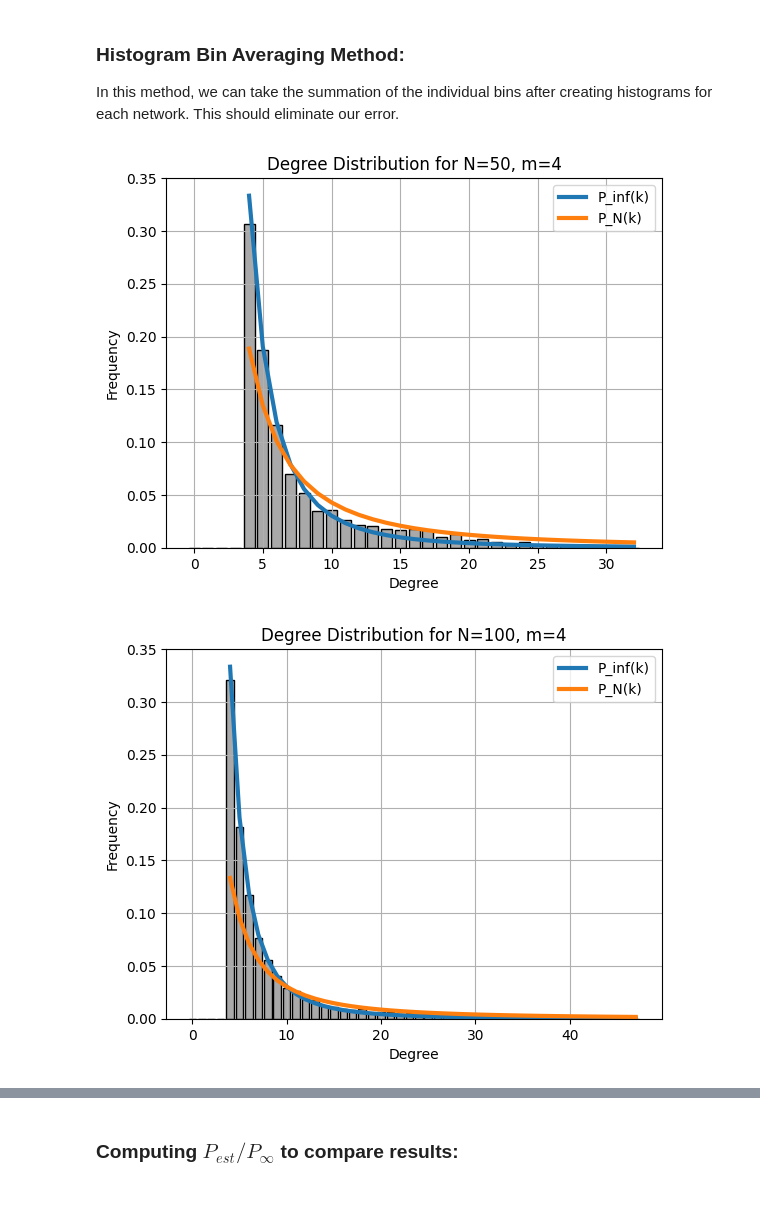
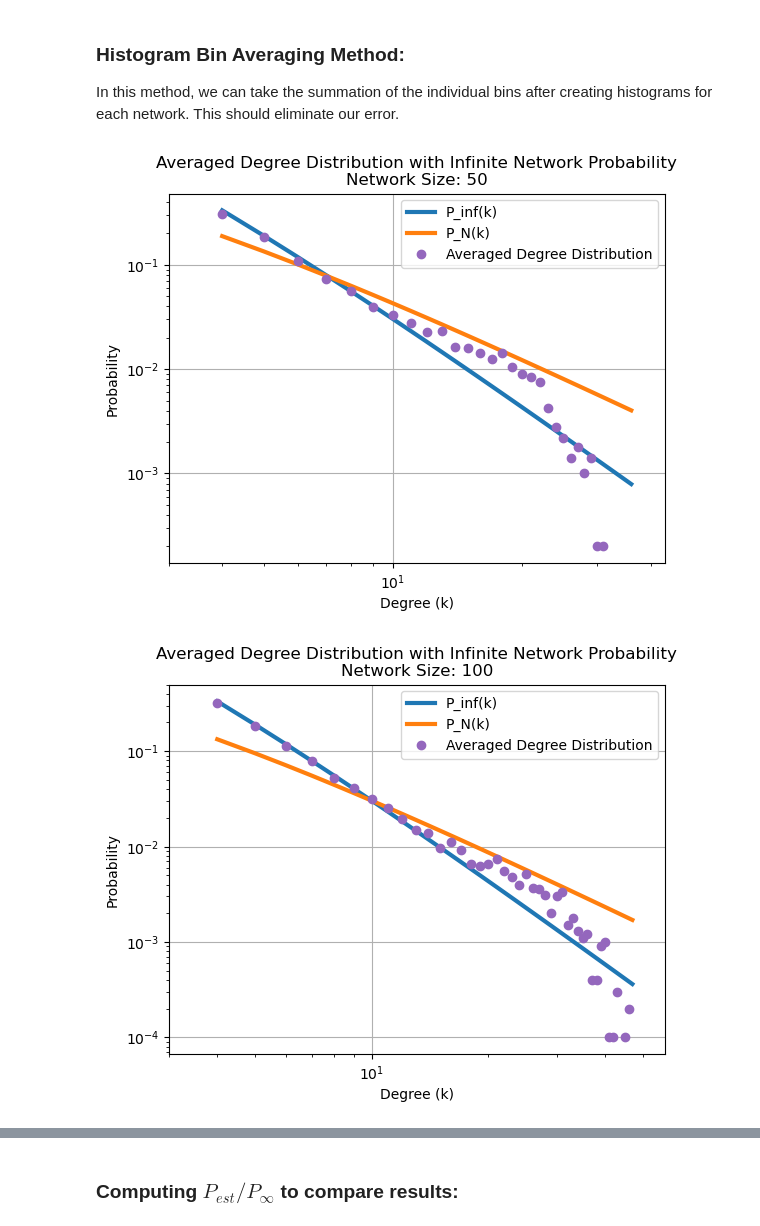
Before and after one commit to CherryWookie/Critical-Phenomena-and-Complexity, a Jupyter notebook: appliedhw/ba_final.ipynb, the cells around one changed output, grey strips where cells are left out. Drawn from its saved outputs; the diff is of its cells as text; code cells hidden in the pictures; blank space fills up the shorter version.

```diff
--- a/appliedhw/ba_final.ipynb
+++ b/appliedhw/ba_final.ipynb
@@ -192,6 +194,8 @@ def plot_averaged_probabilities(hist_avg, bins, N, m):
     plt.figure()
     plt.plot(trimmed_degree, P_inf, label="P_inf(k)", linewidth=3)
     plt.plot(trimmed_degree, P_N, label="P_N(k)", linewidth=3)
+    plt.xscale('log')
+    plt.yscale('log')
 
     plt.xlabel("k (Degree)")
     plt.ylabel("Probability")
@@ -246,3 +268,34 @@ def plot_averaged_histograms(hist_avg, N, m):
+# %%
+def plot_averaged_degree_distribution(hist_avg, N, m):
+
+    ## Plot Histogram
+    # plt.bar(range(len(hist_avg)), hist_avg, color='darkgrey',edgecolor='black')
+    # plt.title(f"Degree Distribution for N={N}, m={m}")
+    # plt.xlabel("Degree")
+    # plt.ylabel("Frequency")
+    # plt.show()
+
+    hist_avg = np.array(hist_avg)
+
+    degrees = np.arange(len(hist_avg))
+
+    hist_avg_normalized = hist_avg / np.sum(hist_avg)
+
+    lowest_value = degrees[np.nonzero(hist_avg_normalized)[0][0]]
+
+
+    # Plot averaged degree distribution as discrete points
+
+    plt.plot(degrees, hist_avg_normalized, 'o', label='Averaged Degree Distribution', color='#9467bd')
+    plt.xlim(left=lowest_value - 1)
+    plt.xlabel('Degree (k)')
+    plt.ylabel('Probability')
+    plt.xscale('log')
+    plt.yscale('log')
+    plt.title(f'Averaged Degree Distribution with Infinite Network Probability\nNetwork Size: {N}')
+    plt.legend()
+    plt.grid(True)
+    plt.show()
 # %% [markdown]
 ### FUNCTION: `Plot Finite Size Correction`
 # %%
@@ -317,7 +370,7 @@ than the approximation Eq. (4), specially for small values of the degree k.*
 In this method, we add all the values in the different lists of degrees and average them between the lists using the np.mean() function. The problem with this is that we were seeing spikes in degree frequency towards higher degrees.
 # %%
 m = 4
-N = 1000
+N = 10000
 
 np.random.seed(9)
 
@@ -325,5 +378,5 @@ np.random.seed(9)
 Network = generate_BA(N, m)
 k_list = create_degree_list(Network, m)
 plot_probabilities(k_list, N, m)
-plot_histogram(k_list, N, m)
+plot_degree_distribution(k_list, N, m)
 # %% [output]
@@ -365,5 +418,5 @@ for N in N_vals:
 
 
     plot_probabilities(k_list_avg, N, m)
-    plot_histogram(k_list, N, m)
+    plot_degree_distribution(k_list, N, m)
 # %% [output]
@@ -385,33 +438,33 @@ for N in N_vals:
     max_degree = 0
 
     for network in range(M):
         Network_i = generate_BA(N, m)
         k_list = create_degree_list(Network_i, m)
 
         # Keep track of max_degree encountered
         max_degree = max(max_degree, max(k_list))
 
     # Define consitent bins for np.histogram()
     bins = range(0, max_degree + 2)
 
     for network in range(M):
         Network_i = generate_BA(N, m)
         k_list = create_degree_list(Network_i, m)
 
         hist, _ = np.histogram(k_list, bins=bins) # Need to use consistent bins here
 
         if hist_sum is None:
             hist_sum = hist
         else:
             hist_sum += hist
 
     # Normalization
     hist_avg = hist_sum / M
     hist_avg = hist_avg / np.sum(hist_avg)
 
     # Plot the histograms
     plot_averaged_probabilities(hist_avg, bins, N, m)
-    plot_averaged_histograms(hist_avg, N, m)
+    plot_averaged_degree_distribution(hist_avg, N, m)
 # %% [output]
-[figure, old version]
+[figure, new version]
-[figure, old version]
+[figure, new version]
```
Also changed, not shown: parts of 7 cells of this notebook.
